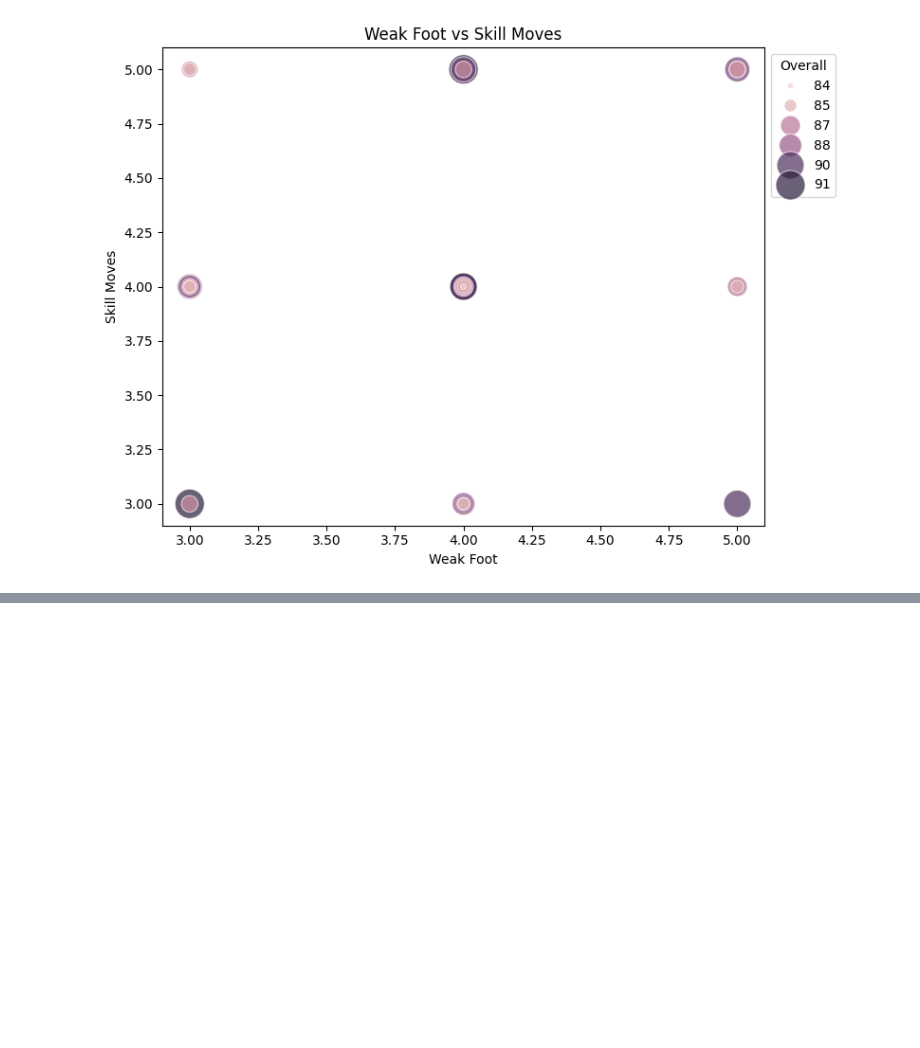
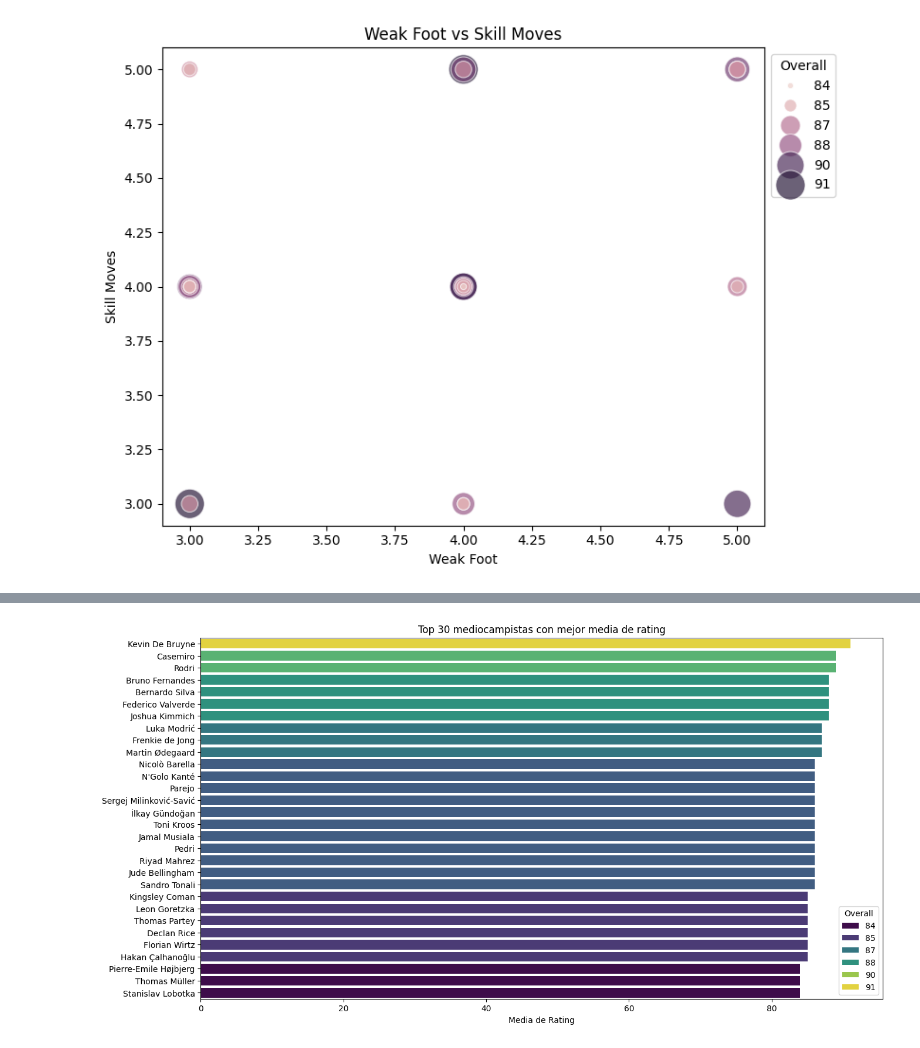
Before and after one commit to Tomaslopera/Fifa_Analysis, a Jupyter notebook: fifa24_male.ipynb, the cells around one changed output, grey strips where cells are left out. Drawn from its saved outputs; the diff is of its cells as text; code cells hidden in the pictures; blank space fills up the shorter version.

```diff
--- a/fifa24_male.ipynb
+++ b/fifa24_male.ipynb
@@ -271,0 +270,3 @@ plt.show()
+# %%
+df_mediocampistas = df[df['Position'].isin(['CM', 'CDM', 'CAM', 'RM', 'LM'])]
+df_mediocampistas['Position'].value_counts()
@@ -271,0 +281,11 @@ plt.show()
+# %%
+top30_mediocampistas = df_mediocampistas.sort_values(by='Overall', ascending=False).head(30)
+
+plt.figure(figsize=(15, 8))
+sns.barplot(data=top30_mediocampistas, x='Overall', y='Name', palette='viridis', hue='Overall')
+plt.title('Top 30 mediocampistas con mejor media de rating')
+plt.xlabel('Media de Rating')
+plt.ylabel('')
+plt.show()
+# %% [output]
+[figure, added]
```
Also changed, not shown: parts of 18 cells of this notebook, 2 other files.
